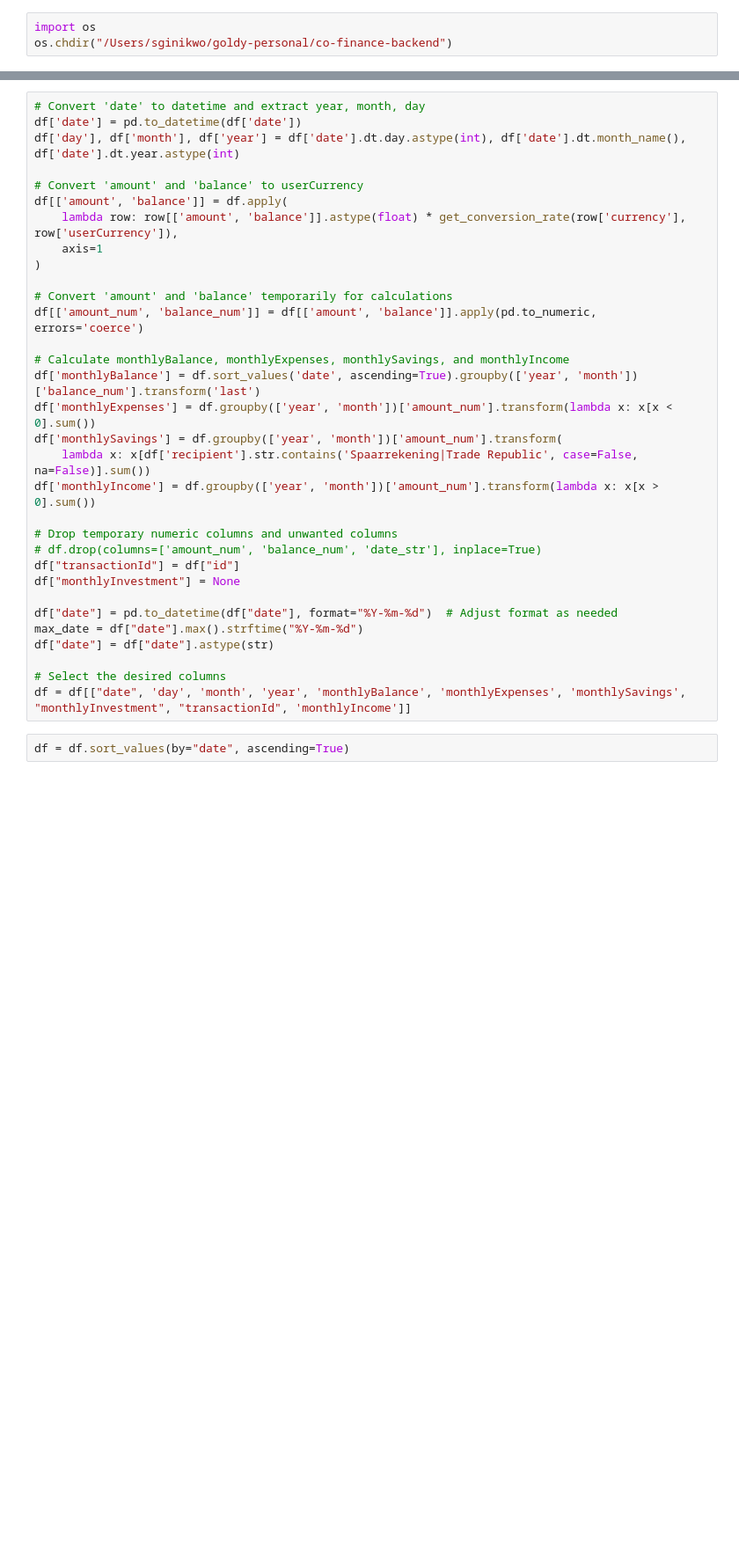
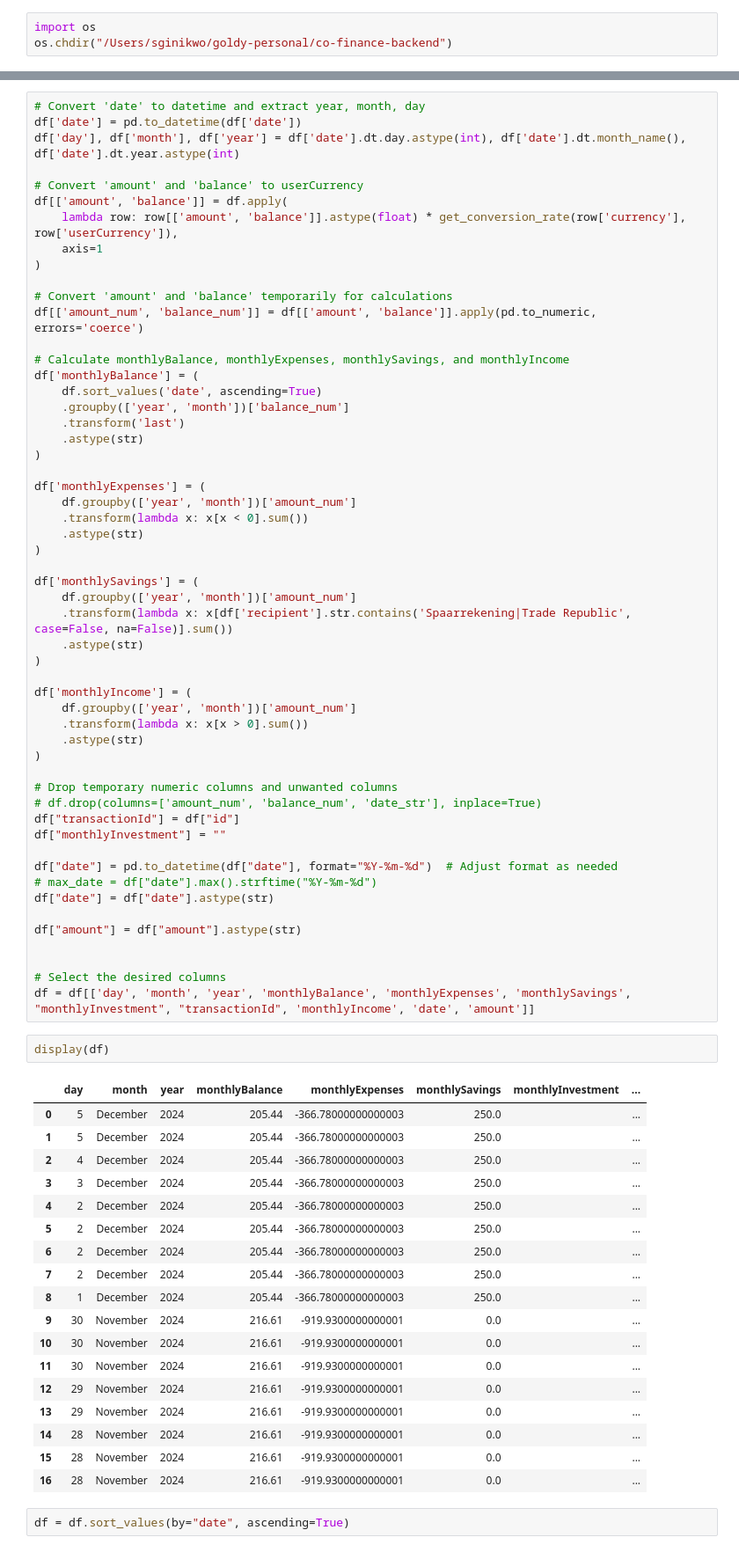
Before and after one commit to SGInikwo/CoFinances-backend, a Jupyter notebook: database/test.ipynb, the cells around one changed output, grey strips where cells are left out. Shown at 88% size. Saved outputs shown, nothing was run; the diff lists cells and outputs as text; blank space fills up the shorter version.

```diff
--- a/database/test.ipynb
+++ b/database/test.ipynb
@@ -123,23 +137,66 @@ df[['amount', 'balance']] = df.apply(
 df[['amount_num', 'balance_num']] = df[['amount', 'balance']].apply(pd.to_numeric, errors='coerce')
 
 # Calculate monthlyBalance, monthlyExpenses, monthlySavings, and monthlyIncome
-df['monthlyBalance'] = df.sort_values('date', ascending=True).groupby(['year', 'month'])['balance_num'].transform('last')
-df['monthlyExpenses'] = df.groupby(['year', 'month'])['amount_num'].transform(lambda x: x[x < 0].sum())
-df['monthlySavings'] = df.groupby(['year', 'month'])['amount_num'].transform(
-    lambda x: x[df['recipient'].str.contains('Spaarrekening|Trade Republic', case=False, na=False)].sum())
-df['monthlyIncome'] = df.groupby(['year', 'month'])['amount_num'].transform(lambda x: x[x > 0].sum())
+df['monthlyBalance'] = (
+    df.sort_values('date', ascending=True)
+    .groupby(['year', 'month'])['balance_num']
+    .transform('last')
+    .astype(str)
+)
+
+df['monthlyExpenses'] = (
+    df.groupby(['year', 'month'])['amount_num']
+    .transform(lambda x: x[x < 0].sum())
+    .astype(str)
+)
+
+df['monthlySavings'] = (
+    df.groupby(['year', 'month'])['amount_num']
+    .transform(lambda x: x[df['recipient'].str.contains('Spaarrekening|Trade Republic', case=False, na=False)].sum())
+    .astype(str)
+)
+
+df['monthlyIncome'] = (
+    df.groupby(['year', 'month'])['amount_num']
+    .transform(lambda x: x[x > 0].sum())
+    .astype(str)
+)
 
 # Drop temporary numeric columns and unwanted columns
 # df.drop(columns=['amount_num', 'balance_num', 'date_str'], inplace=True)
 df["transactionId"] = df["id"]
-df["monthlyInvestment"] = None
+df["monthlyInvestment"] = ""
 
 df["date"] = pd.to_datetime(df["date"], format="%Y-%m-%d")  # Adjust format as needed
-max_date = df["date"].max().strftime("%Y-%m-%d")
+# max_date = df["date"].max().strftime("%Y-%m-%d")
 df["date"] = df["date"].astype(str)
 
+df["amount"] = df["amount"].astype(str)
+
+
 # Select the desired columns
-df = df[["date", 'day', 'month', 'year', 'monthlyBalance', 'monthlyExpenses', 'monthlySavings', "monthlyInvestment", "transactionId", 'monthlyIncome']]
+df = df[['day', 'month', 'year', 'monthlyBalance', 'monthlyExpenses', 'monthlySavings', "monthlyInvestment", "transactionId", 'monthlyIncome', 'date', 'amount']]
+# %%
+display(df)
+# %% [output]
+|  | day | month | year | monthlyBalance | monthlyExpenses | monthlySavings | monthlyInvestment | ... |
+| 0 | 5 | December | 2024 | 205.44 | -366.78000000000003 | 250.0 |  | ... |
+| 1 | 5 | December | 2024 | 205.44 | -366.78000000000003 | 250.0 |  | ... |
+| 2 | 4 | December | 2024 | 205.44 | -366.78000000000003 | 250.0 |  | ... |
+| 3 | 3 | December | 2024 | 205.44 | -366.78000000000003 | 250.0 |  | ... |
+| 4 | 2 | December | 2024 | 205.44 | -366.78000000000003 | 250.0 |  | ... |
+| 5 | 2 | December | 2024 | 205.44 | -366.78000000000003 | 250.0 |  | ... |
+| 6 | 2 | December | 2024 | 205.44 | -366.78000000000003 | 250.0 |  | ... |
+| 7 | 2 | December | 2024 | 205.44 | -366.78000000000003 | 250.0 |  | ... |
+| 8 | 1 | December | 2024 | 205.44 | -366.78000000000003 | 250.0 |  | ... |
+| 9 | 30 | November | 2024 | 216.61 | -919.9300000000001 | 0.0 |  | ... |
+| 10 | 30 | November | 2024 | 216.61 | -919.9300000000001 | 0.0 |  | ... |
+| 11 | 30 | November | 2024 | 216.61 | -919.9300000000001 | 0.0 |  | ... |
+| 12 | 29 | November | 2024 | 216.61 | -919.9300000000001 | 0.0 |  | ... |
+| 13 | 29 | November | 2024 | 216.61 | -919.9300000000001 | 0.0 |  | ... |
+| 14 | 28 | November | 2024 | 216.61 | -919.9300000000001 | 0.0 |  | ... |
+| 15 | 28 | November | 2024 | 216.61 | -919.9300000000001 | 0.0 |  | ... |
+| 16 | 28 | November | 2024 | 216.61 | -919.9300000000001 | 0.0 |  | ... |
 # %%
 df = df.sort_values(by="date", ascending=True)
 # %%
```
Also changed, not shown: parts of 5 cells of this notebook, 5 other files.
